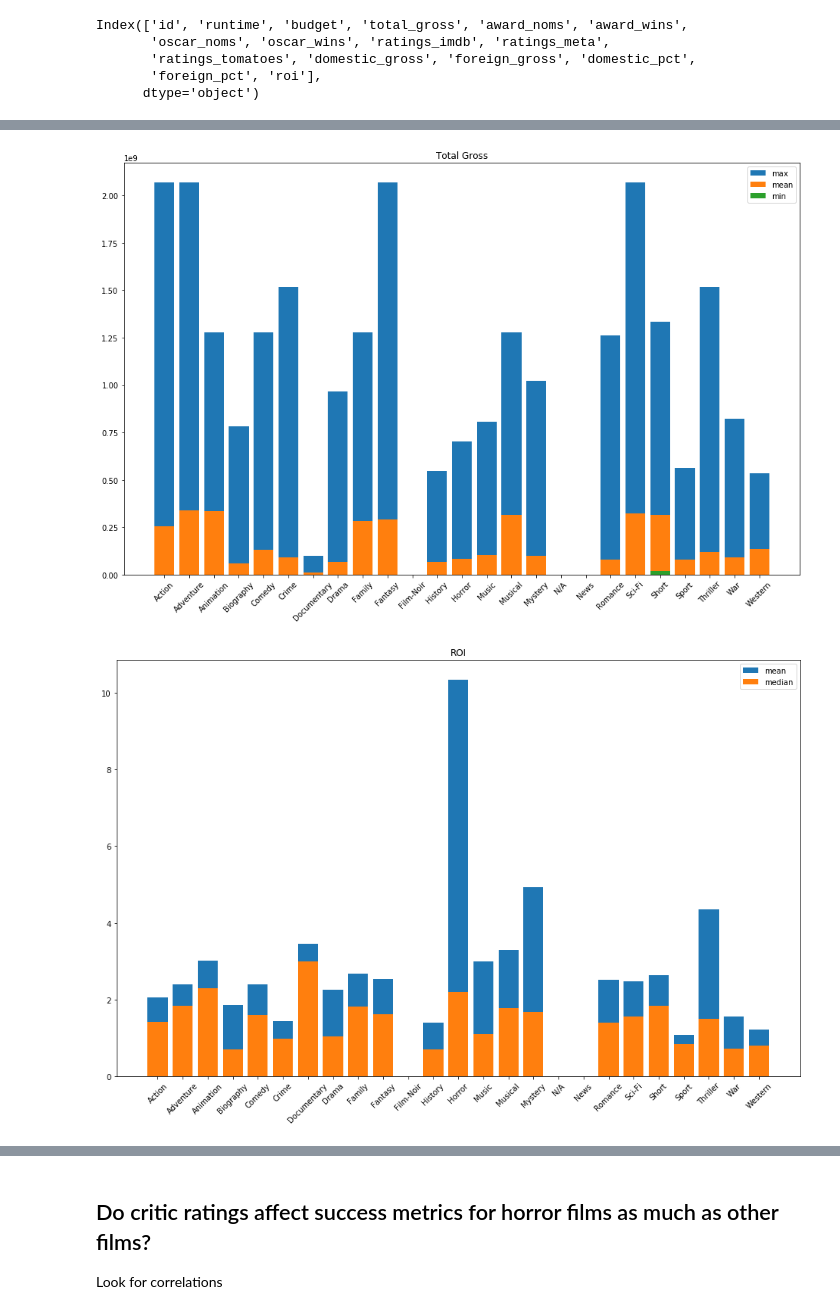
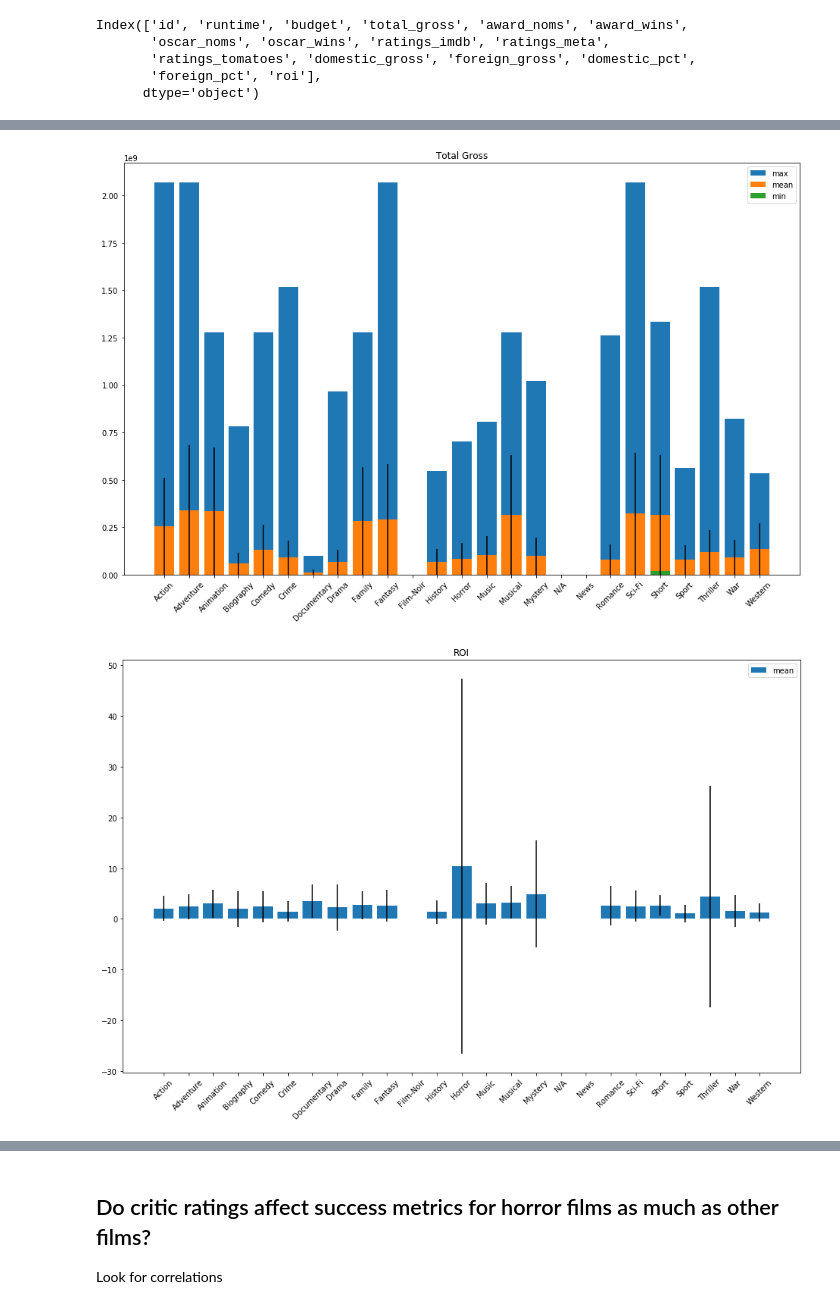
Before and after one commit to billwarker/feature-film-analysis, a Jupyter notebook: notebooks/1.1-genre-analysis.ipynb, the cells around one changed output, grey strips where cells are left out. Saved outputs shown, nothing was run; the diff lists cells and outputs as text; code cells hidden in the pictures.

```diff
--- a/notebooks/1.1-genre-analysis.ipynb
+++ b/notebooks/1.1-genre-analysis.ipynb
@@ -138,6 +159,7 @@ genre_means = genre_metrics.groupby(genre_metrics.genre).mean()
 genre_medians = genre_metrics.groupby(genre_metrics.genre).median()
 genre_max = genre_metrics.groupby(genre_metrics.genre).max()
 genre_min = genre_metrics.groupby(genre_metrics.genre).min()
+genre_std = genre_metrics.groupby(genre_metrics.genre).std()
 # %%
 genre_means.columns
 # %% [output]
@@ -174,7 +196,7 @@ plt.show()
 plt.figure(figsize=(16,10))
 
 plt.bar(genre_means.index, genre_max.total_gross, label='max')
-plt.bar(genre_means.index, genre_means.total_gross, label='mean')
+plt.bar(genre_means.index, genre_means.total_gross, label='mean', yerr=genre_means.total_gross)
 #plt.bar(genre_means.index, genre_medians.total_gross, label='median')
 plt.bar(genre_means.index, genre_min.total_gross, label='min')
 plt.xticks(rotation=45)
@@ -182,16 +204,16 @@ plt.title('Total Gross')
 plt.legend()
 plt.show()
 # %% [output]
-[figure, old version]
+[figure, new version]
 # %%
 plt.figure(figsize=(16,10))
 
-plt.bar(genre_means.index, genre_means.roi, label='mean')
-plt.bar(genre_medians.index, genre_medians.roi, label='median')
+plt.bar(genre_means.index, genre_means.roi, label='mean', yerr=genre_std.roi)
+# plt.bar(genre_medians.index, genre_medians.roi, label='median')
 
 plt.xticks(rotation=45)
 plt.title('ROI')
 plt.legend()
 plt.show()
 # %% [output]
-[figure, old version]
+[figure, new version]
```
Also changed, not shown: parts of 12 cells of this notebook, 11 other files.
